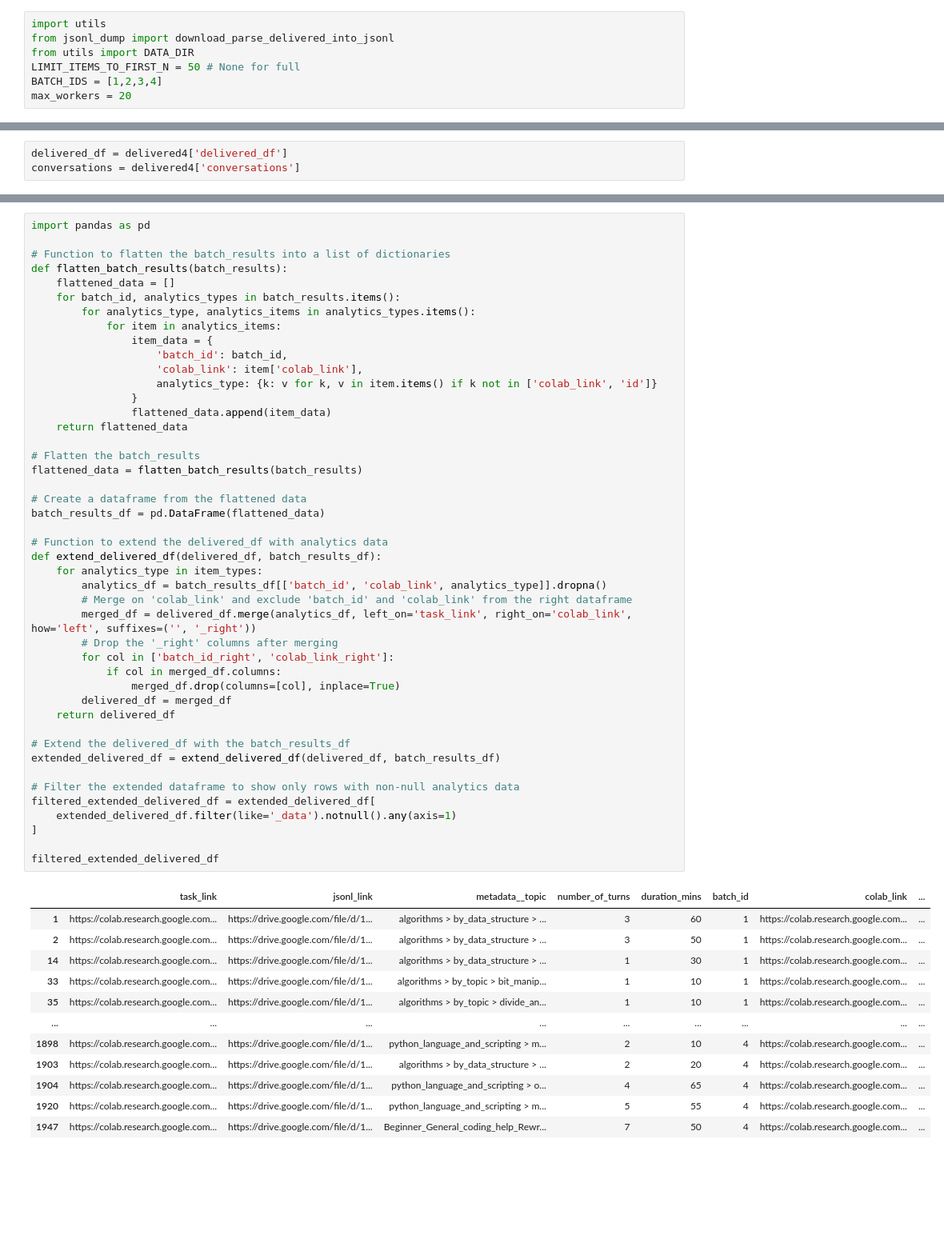
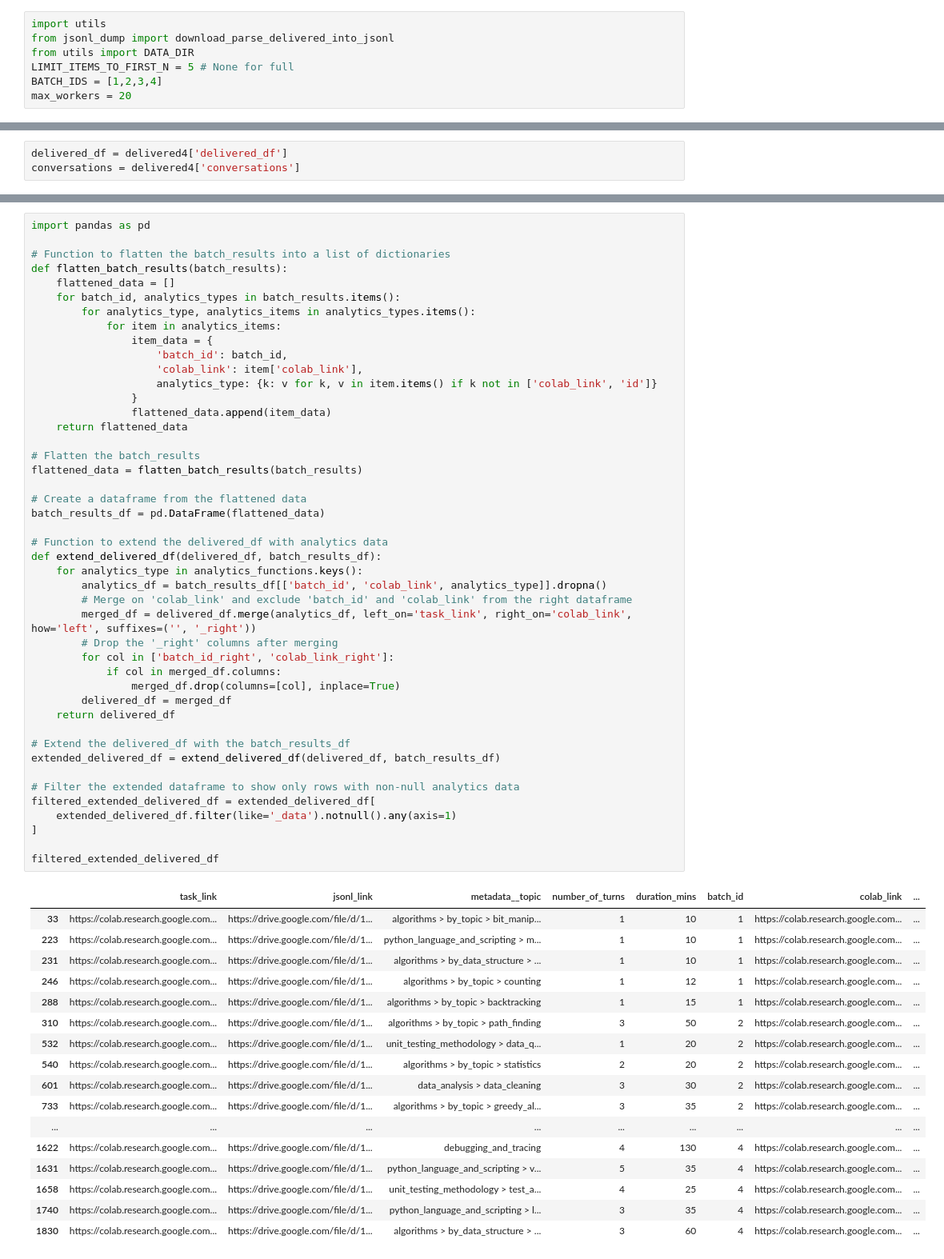
Before and after one commit to alexei-v-tu/character_tasks, a Jupyter notebook: operations/delivery/split_analytics/only_data_no_plots.ipynb, the cells around one changed output, grey strips where cells are left out. Shown at 80% size. Cells and saved outputs as stored; diff of their text form; blank space fills up the shorter version.

Commit message:
[feat,wip]: imrpove full history reviewer, wip on delivery analytics combination

```diff
--- a/operations/delivery/split_analytics/only_data_no_plots.ipynb
+++ b/operations/delivery/split_analytics/only_data_no_plots.ipynb
@@ -2,7 +2,7 @@
 import utils
 from jsonl_dump import download_parse_delivered_into_jsonl
 from utils import DATA_DIR
-LIMIT_ITEMS_TO_FIRST_N = 50 # None for full
+LIMIT_ITEMS_TO_FIRST_N = 5 # None for full
 BATCH_IDS = [1,2,3,4]
 max_workers = 20
 # %%
@@ -129,42 +111,47 @@ def flatten_batch_results(batch_results):
 
 # Flatten the batch_results
 flattened_data = flatten_batch_results(batch_results)
 
 # Create a dataframe from the flattened data
 batch_results_df = pd.DataFrame(flattened_data)
 
 # Function to extend the delivered_df with analytics data
 def extend_delivered_df(delivered_df, batch_results_df):
-    for analytics_type in item_types:
+    for analytics_type in analytics_functions.keys():
         analytics_df = batch_results_df[['batch_id', 'colab_link', analytics_type]].dropna()
         # Merge on 'colab_link' and exclude 'batch_id' and 'colab_link' from the right dataframe
         merged_df = delivered_df.merge(analytics_df, left_on='task_link', right_on='colab_link', how='left', suffixes=('', '_right'))
         # Drop the '_right' columns after merging
         for col in ['batch_id_right', 'colab_link_right']:
             if col in merged_df.columns:
                 merged_df.drop(columns=[col], inplace=True)
         delivered_df = merged_df
     return delivered_df
 
 # Extend the delivered_df with the batch_results_df
 extended_delivered_df = extend_delivered_df(delivered_df, batch_results_df)
 
 # Filter the extended dataframe to show only rows with non-null analytics data
 filtered_extended_delivered_df = extended_delivered_df[
     extended_delivered_df.filter(like='_data').notnull().any(axis=1)
 ]
 
 filtered_extended_delivered_df
 # %% [output]
 |  | task_link | jsonl_link | metadata__topic | number_of_turns | duration_mins | batch_id | colab_link | ... |
-| 1 | https://colab.research.google.com... | https://drive.google.com/file/d/1... | algorithms > by_data_structure > ... | 3 | 60 | 1 | https://colab.research.google.com... | ... |
-| 2 | https://colab.research.google.com... | https://drive.google.com/file/d/1... | algorithms > by_data_structure > ... | 3 | 50 | 1 | https://colab.research.google.com... | ... |
-| 14 | https://colab.research.google.com... | https://drive.google.com/file/d/1... | algorithms > by_data_structure > ... | 1 | 30 | 1 | https://colab.research.google.com... | ... |
 | 33 | https://colab.research.google.com... | https://drive.google.com/file/d/1... | algorithms > by_topic > bit_manip... | 1 | 10 | 1 | https://colab.research.google.com... | ... |
-| 35 | https://colab.research.google.com... | https://drive.google.com/file/d/1... | algorithms > by_topic > divide_an... | 1 | 10 | 1 | https://colab.research.google.com... | ... |
+| 223 | https://colab.research.google.com... | https://drive.google.com/file/d/1... | python_language_and_scripting > m... | 1 | 10 | 1 | https://colab.research.google.com... | ... |
+| 231 | https://colab.research.google.com... | https://drive.google.com/file/d/1... | algorithms > by_data_structure > ... | 1 | 10 | 1 | https://colab.research.google.com... | ... |
+| 246 | https://colab.research.google.com... | https://drive.google.com/file/d/1... | algorithms > by_topic > counting | 1 | 12 | 1 | https://colab.research.google.com... | ... |
+| 288 | https://colab.research.google.com... | https://drive.google.com/file/d/1... | algorithms > by_topic > backtracking | 1 | 15 | 1 | https://colab.research.google.com... | ... |
+| 310 | https://colab.research.google.com... | https://drive.google.com/file/d/1... | algorithms > by_topic > path_finding | 3 | 50 | 2 | https://colab.research.google.com... | ... |
+| 532 | https://colab.research.google.com... | https://drive.google.com/file/d/1... | unit_testing_methodology > data_q... | 1 | 20 | 2 | https://colab.research.google.com... | ... |
+| 540 | https://colab.research.google.com... | https://drive.google.com/file/d/1... | algorithms > by_topic > statistics | 2 | 20 | 2 | https://colab.research.google.com... | ... |
+| 601 | https://colab.research.google.com... | https://drive.google.com/file/d/1... | data_analysis > data_cleaning | 3 | 30 | 2 | https://colab.research.google.com... | ... |
+| 733 | https://colab.research.google.com... | https://drive.google.com/file/d/1... | algorithms > by_topic > greedy_al... | 3 | 35 | 2 | https://colab.research.google.com... | ... |
 | ... | ... | ... | ... | ... | ... | ... | ... | ... |
-| 1898 | https://colab.research.google.com... | https://drive.google.com/file/d/1... | python_language_and_scripting > m... | 2 | 10 | 4 | https://colab.research.google.com... | ... |
-| 1903 | https://colab.research.google.com... | https://drive.google.com/file/d/1... | algorithms > by_data_structure > ... | 2 | 20 | 4 | https://colab.research.google.com... | ... |
-| 1904 | https://colab.research.google.com... | https://drive.google.com/file/d/1... | python_language_and_scripting > o... | 4 | 65 | 4 | https://colab.research.google.com... | ... |
-| 1920 | https://colab.research.google.com... | https://drive.google.com/file/d/1... | python_language_and_scripting > m... | 5 | 55 | 4 | https://colab.research.google.com... | ... |
-| 1947 | https://colab.research.google.com... | https://drive.google.com/file/d/1... | Beginner_General_coding_help_Rewr... | 7 | 50 | 4 | https://colab.research.google.com... | ... |
+| 1622 | https://colab.research.google.com... | https://drive.google.com/file/d/1... | debugging_and_tracing | 4 | 130 | 4 | https://colab.research.google.com... | ... |
+| 1631 | https://colab.research.google.com... | https://drive.google.com/file/d/1... | python_language_and_scripting > v... | 5 | 35 | 4 | https://colab.research.google.com... | ... |
+| 1658 | https://colab.research.google.com... | https://drive.google.com/file/d/1... | unit_testing_methodology > test_a... | 4 | 25 | 4 | https://colab.research.google.com... | ... |
+| 1740 | https://colab.research.google.com... | https://drive.google.com/file/d/1... | python_language_and_scripting > l... | 3 | 35 | 4 | https://colab.research.google.com... | ... |
+| 1830 | https://colab.research.google.com... | https://drive.google.com/file/d/1... | algorithms > by_data_structure > ... | 3 | 60 | 4 | https://colab.research.google.com... | ... |
```
Also changed, not shown: parts of 20 cells of this notebook, 9 other files.
